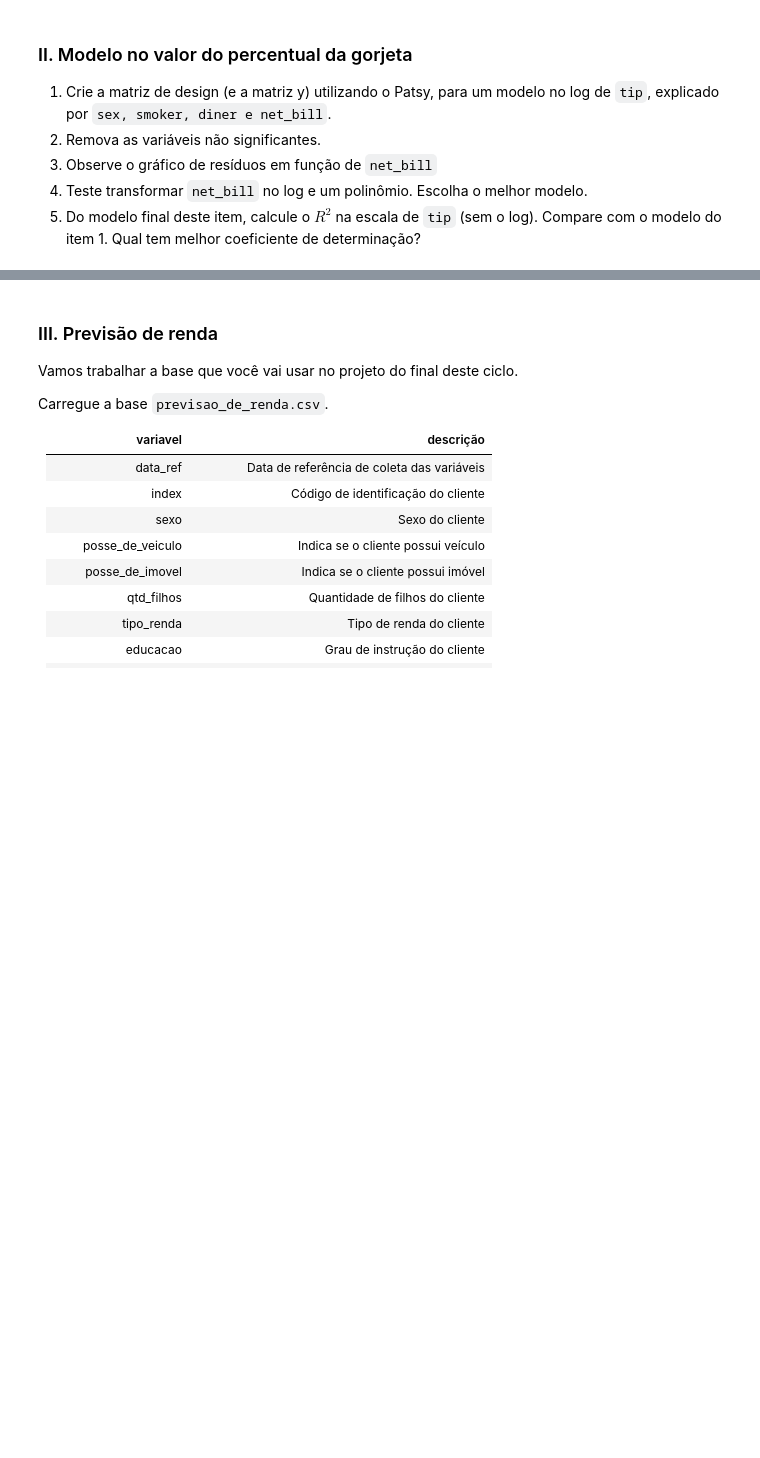
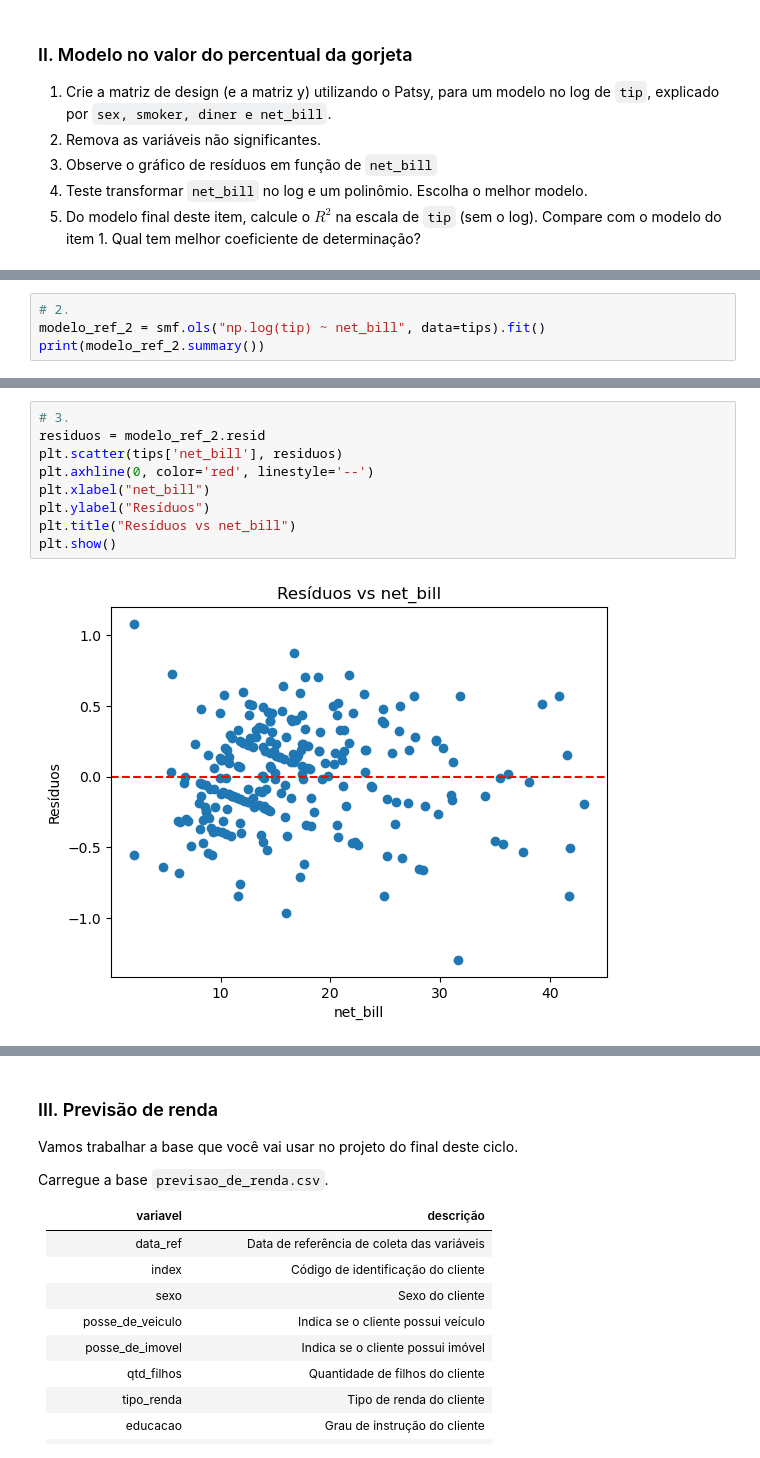
Before and after one commit to henriquevanceto/EBAC, a Jupyter notebook: M12T03 - regressão múltipla.ipynb, the cells around one changed output, grey strips where cells are left out. Cells and saved outputs as stored; diff of their text form; blank space fills up the shorter version.

```diff
--- a/M12T03 - regressão múltipla.ipynb
+++ b/M12T03 - regressão múltipla.ipynb
@@ -126,0 +154,4 @@ strong multicollinearity or other numerical problems.
+# %%
+# 2.
+modelo_ref_2 = smf.ols("np.log(tip) ~ net_bill", data=tips).fit()
+print(modelo_ref_2.summary())
@@ -126,0 +176,11 @@ strong multicollinearity or other numerical problems.
+# %%
+# 3.
+residuos = modelo_ref_2.resid
+plt.scatter(tips['net_bill'], residuos)
+plt.axhline(0, color='red', linestyle='--')
+plt.xlabel("net_bill")
+plt.ylabel("Resíduos")
+plt.title("Resíduos vs net_bill")
+plt.show()
+# %% [output]
+[figure, added]
```
Also changed, not shown: parts of 14 cells of this notebook.
